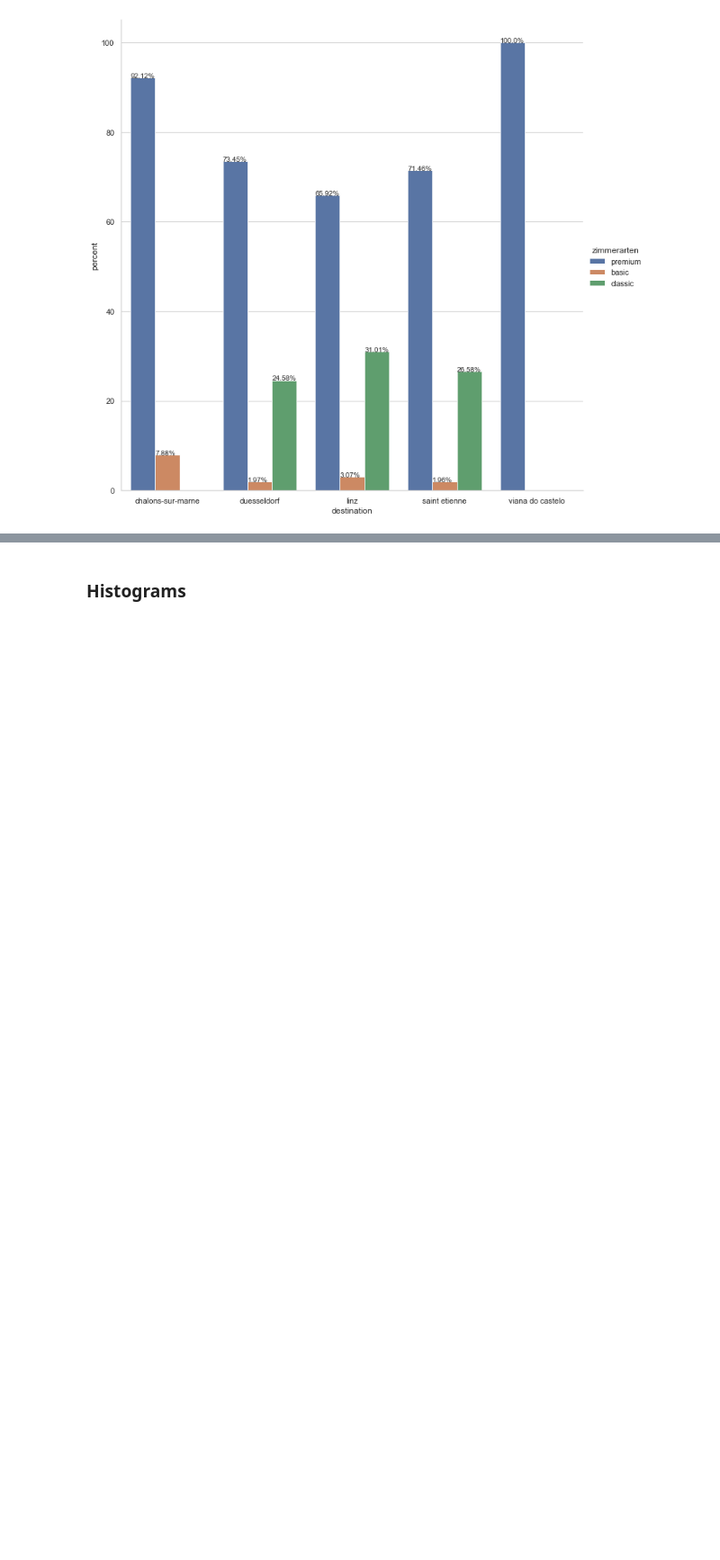
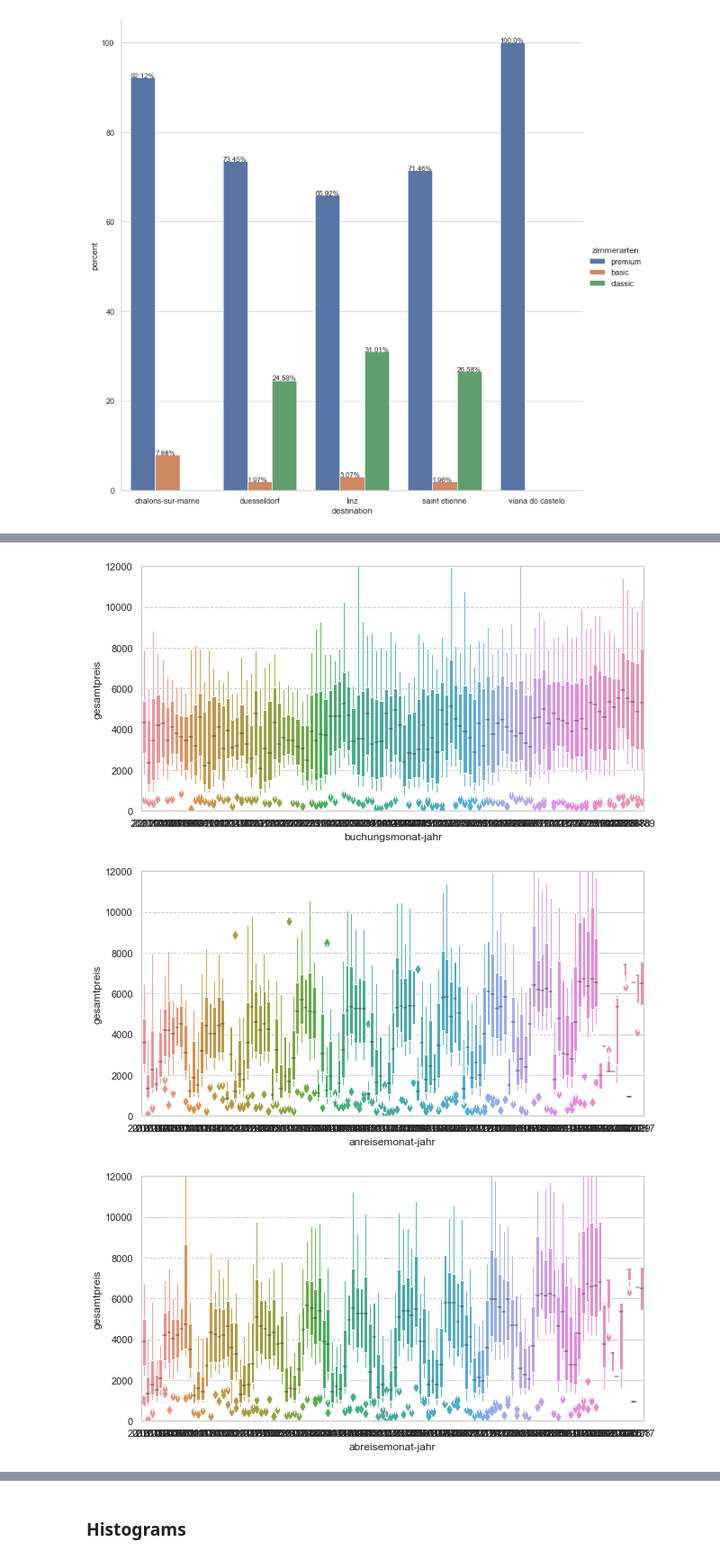
Before and after one commit to argv1/Booking-Prediction-EDA, a Jupyter notebook: 2-Features_and_EDA.ipynb, the cells around one changed output, grey strips where cells are left out. Shown at 90% size. Cells and saved outputs as stored; diff of their text form; code cells hidden in the pictures; blank space fills up the shorter version.

```diff
--- a/2-Features_and_EDA.ipynb
+++ b/2-Features_and_EDA.ipynb
@@ -1148,0 +1160,15 @@ posx and posy should be finite values
+# %%
+column_list = [ "buchungsmonat-jahr", "anreisemonat-jahr", "abreisemonat-jahr",
+                "buchungsquartal-jahr", "anreisequartal-jahr", "abreisequartal-jahr"
+              ]
+
+for entry in column_list:
+    plt.figure(figsize=(10,5))
+    ax = sns.boxenplot(x=entry, y= "gesamtpreis", data=df)
+    ax.set(ylim=(0, 12_000));
+
+    #ändern sortieren
+# %% [output]
+[figure, added]
+[figure, added]
+[figure, added]
```
Also changed, not shown: parts of 38 cells of this notebook.
